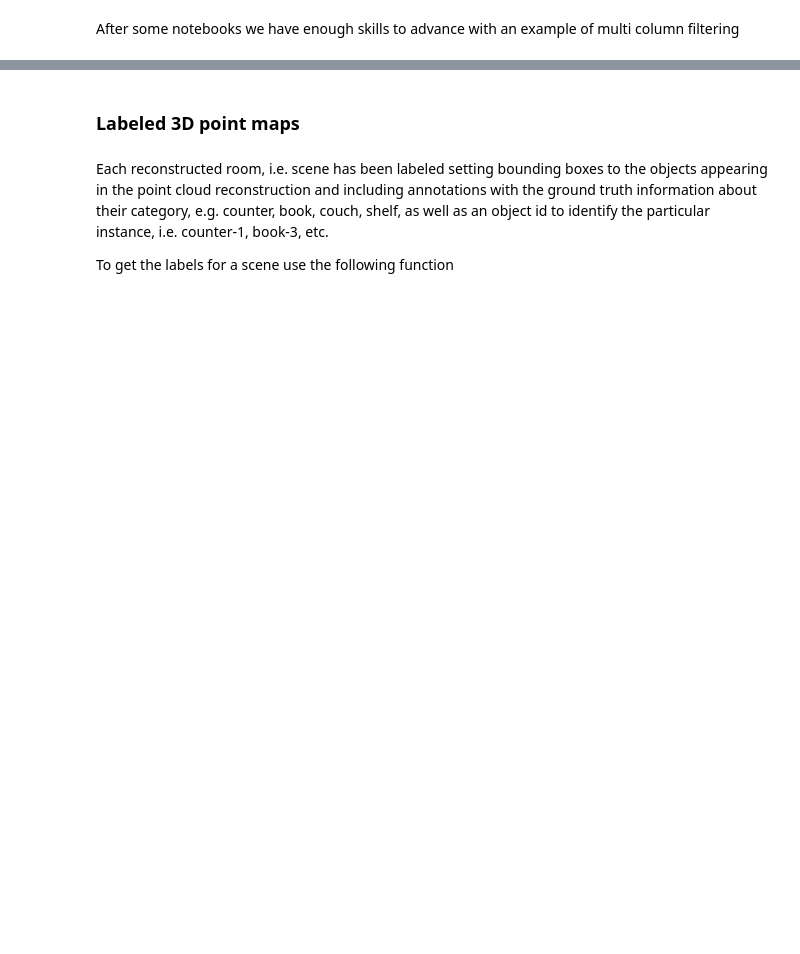
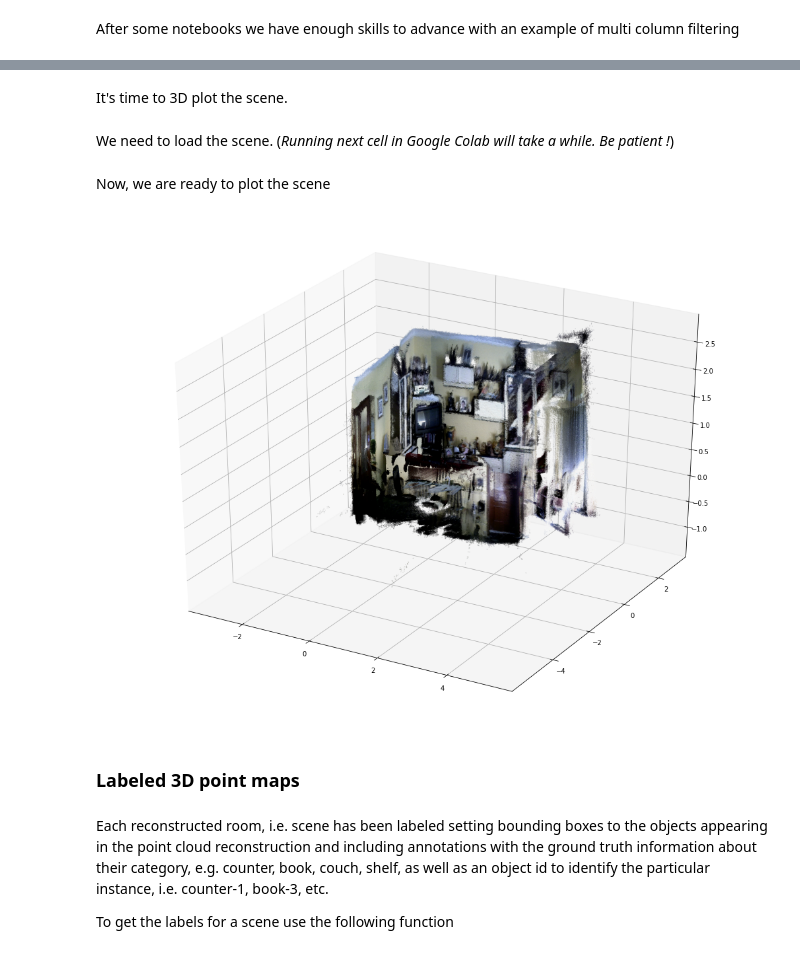
Before and after one commit to goyoambrosio/RobotAtHome2, a Jupyter notebook: notebooks/70-Scenes.ipynb, the cells around one changed output, grey strips where cells are left out. Cells and saved outputs as stored; diff of their text form; code cells hidden in the pictures; blank space fills up the shorter version.

```diff
--- a/notebooks/70-Scenes.ipynb
+++ b/notebooks/70-Scenes.ipynb
@@ -10,0 +116,10 @@
+# %%
+my_rh_path = '/content/drive/MyDrive/R@H2-2.0.1'
+my_rgbd_path = os.path.join(my_rh_path, 'files/rgbd')
+my_scene_path = os.path.join(my_rh_path, 'files/scene')
+my_wspc_path = '/content'
+
+try:
+      rh = RobotAtHome(my_rh_path, my_rgbd_path, my_scene_path, my_wspc_path)
+except:
+      logger.error("Something was wrong")
@@ -100,0 +185,2 @@ Jupyter environment detected. Enabling Open3D WebVisualizer.
+# %% [markdown]
+It's time to 3D plot the scene.
@@ -101,3 +191,19 @@ Jupyter environment detected. Enabling Open3D WebVisualizer.
+# %% [markdown]
+We need to load the scene. (*Running next cell in Google Colab will take a while.
+Be patient !*)
+# %%
+point_cloud = np.loadtxt(scene_file, skiprows=6)
+# %% [markdown]
+Now, we are ready to plot the scene
+# %%
+xyz = point_cloud[:,:3]
+rgb = point_cloud[:,3:]
+plt.figure(figsize = (18, 14))
+ax = plt.axes(projection='3d')
+ax.scatter(xyz[:,0], xyz[:,1], xyz[:,2], c = rgb, s=0.01)
+plt.show()
+# %% [output]
+[figure, added]
 # %% [markdown]
 ### Labeled 3D point maps
 # %% [markdown]
```
Also changed, not shown: parts of 34 cells of this notebook, 12 other files.
